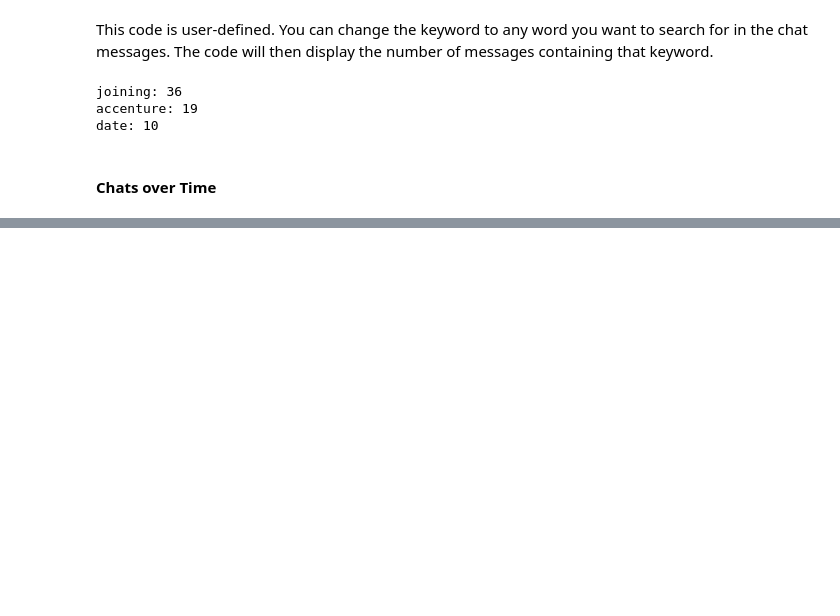
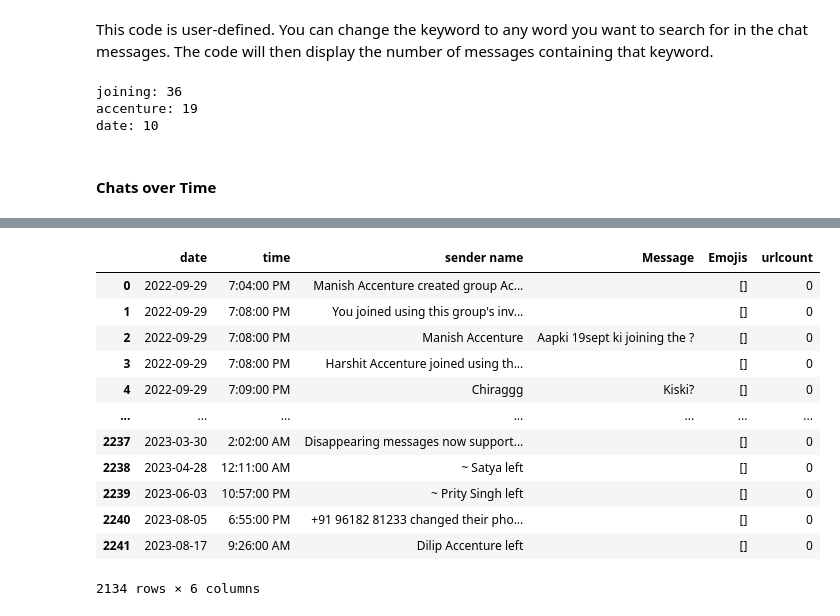
Before and after one commit to Chirag529/WhatsAppAnalysis, a Jupyter notebook: main.ipynb, the cells around one changed output, grey strips where cells are left out. Cells and saved outputs as stored; diff of their text form; code cells hidden in the pictures; blank space fills up the shorter version.

```diff
--- a/main.ipynb
+++ b/main.ipynb
@@ -524,2 +512,18 @@ print(
 Day with Maximum Messages: 2022-11-28 (312 messages)
 Day with Minimum Messages: 2022-10-03 (1 messages)
+# %%
+df
+# %% [output]
+|  | date | time | sender name | Message | Emojis | urlcount |
+| 0 | 2022-09-29 | 7:04:00 PM | Manish Accenture created group Ac... |  | [] | 0 |
+| 1 | 2022-09-29 | 7:08:00 PM | You joined using this group's inv... |  | [] | 0 |
+| 2 | 2022-09-29 | 7:08:00 PM | Manish Accenture | Aapki 19sept ki joining the ? | [] | 0 |
+| 3 | 2022-09-29 | 7:08:00 PM | Harshit Accenture joined using th... |  | [] | 0 |
+| 4 | 2022-09-29 | 7:09:00 PM | Chiraggg | Kiski? | [] | 0 |
+| ... | ... | ... | ... | ... | ... | ... |
+| 2237 | 2023-03-30 | 2:02:00 AM | Disappearing messages now support... |  | [] | 0 |
+| 2238 | 2023-04-28 | 12:11:00 AM | ~ Satya left |  | [] | 0 |
+| 2239 | 2023-06-03 | 10:57:00 PM | ~ Prity Singh left |  | [] | 0 |
+| 2240 | 2023-08-05 | 6:55:00 PM | +91 96182 81233 changed their pho... |  | [] | 0 |
+| 2241 | 2023-08-17 | 9:26:00 AM | Dilip Accenture left |  | [] | 0 |
+2134 rows × 6 columns
```
Also changed, not shown: parts of 4 cells of this notebook.
